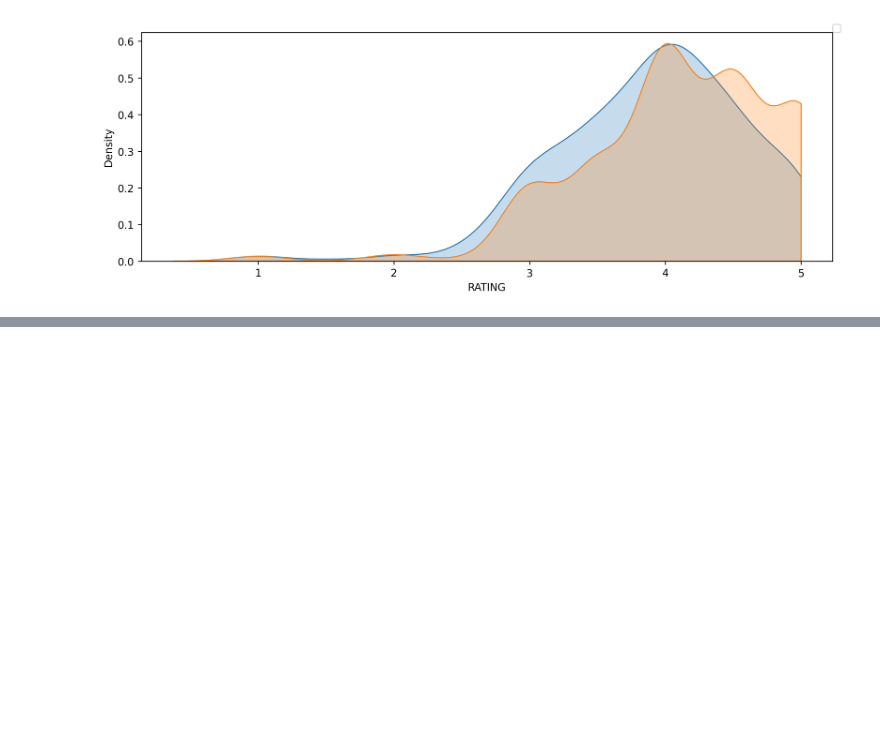
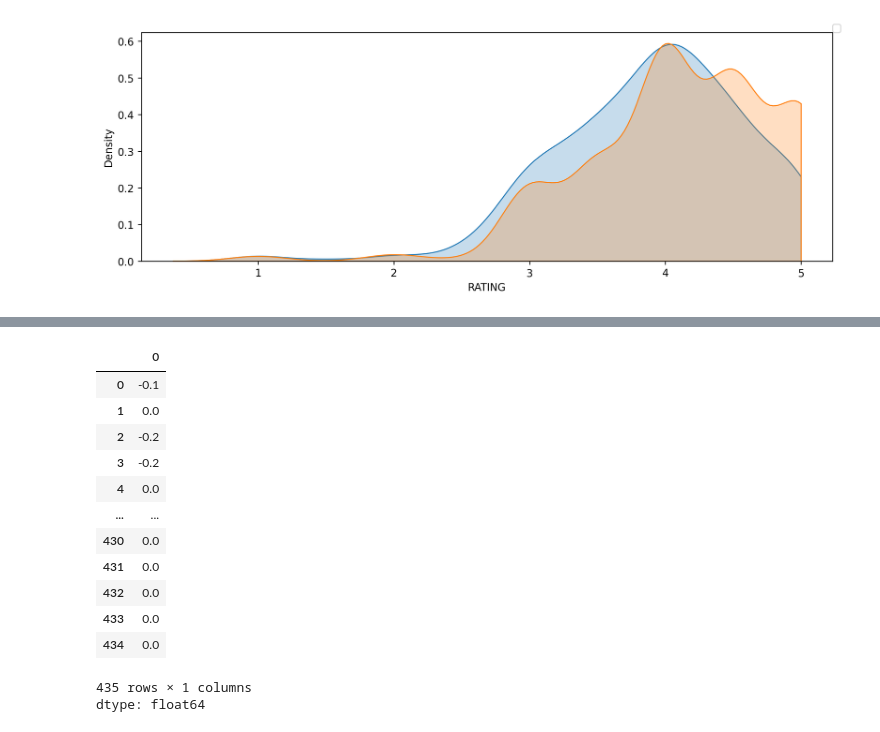
Before and after one commit to ibrahim10sy/learn-python, a Jupyter notebook: projet2.ipynb, the cells around one changed output, grey strips where cells are left out. Cells and saved outputs as stored; diff of their text form; code cells hidden in the pictures; blank space fills up the shorter version.

```diff
--- a/projet2.ipynb
+++ b/projet2.ipynb
@@ -97,0 +95,19 @@ KeyError: 'STARS'
+# %%
+fan_r['STARS_DIFF'] = fan_r['RATING'] - fan_r['STARS']
+# %%
+fan_r
+# %% [output]
+|  | 0 |
+| 0 | -0.1 |
+| 1 | 0.0 |
+| 2 | -0.2 |
+| 3 | -0.2 |
+| 4 | 0.0 |
+| ... | ... |
+| 430 | 0.0 |
+| 431 | 0.0 |
+| 432 | 0.0 |
+| 433 | 0.0 |
+| 434 | 0.0 |
+435 rows × 1 columns
+dtype: float64
```
Also changed, not shown: parts of 1 cell of this notebook.
